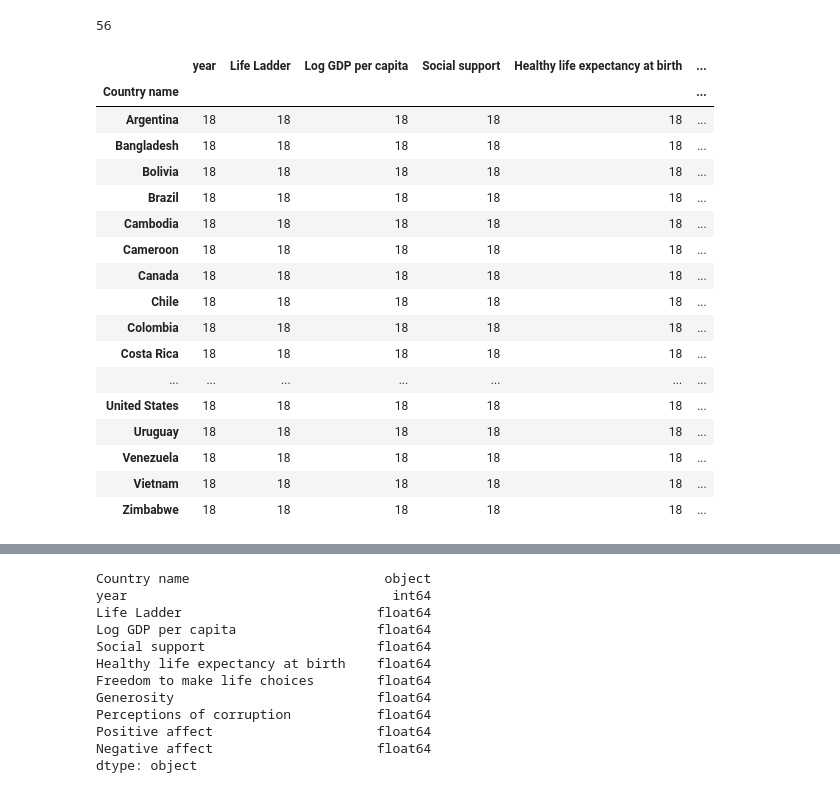
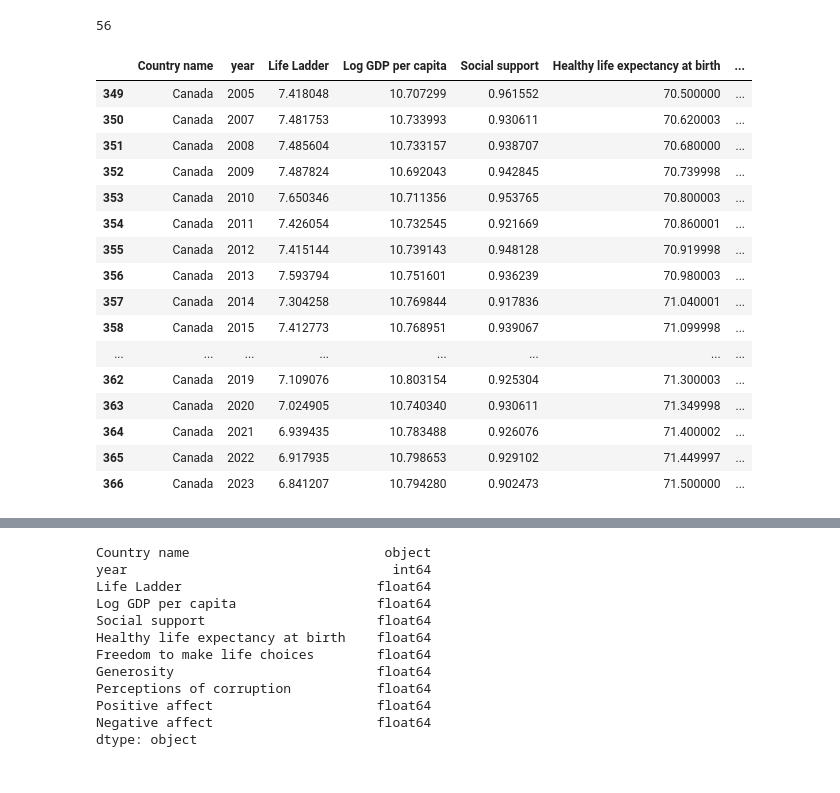
Before and after one commit to SBangarh/Happiness-Analysis, a Jupyter notebook: notebook.ipynb, the cells around one changed output, grey strips where cells are left out. Saved outputs shown, nothing was run; the diff lists cells and outputs as text; code cells hidden in the pictures.

```diff
--- a/notebook.ipynb
+++ b/notebook.ipynb
@@ -421,27 +421,32 @@ len(most_frequent_country)
 # %%
 #filter for most common, I wanted countries that appeared the most in the data
 select_countries = data_copy[data_copy['Country name'].isin(most_frequent_country)]
 
 # check numbers
 # select_countries.groupby('Country name').count()
+
+
+#select a specific country to analyze - Canada here because I'm Canadian
+canada = select_countries[select_countries['Country name'] == 'Canada']
+
+canada
 # %% [output]
-|  | year | Life Ladder | Log GDP per capita | Social support | Healthy life expectancy at birth | ... |
-| Country name |  |  |  |  |  | ... |
-| Argentina | 18 | 18 | 18 | 18 | 18 | ... |
-| Bangladesh | 18 | 18 | 18 | 18 | 18 | ... |
-| Bolivia | 18 | 18 | 18 | 18 | 18 | ... |
-| Brazil | 18 | 18 | 18 | 18 | 18 | ... |
-| Cambodia | 18 | 18 | 18 | 18 | 18 | ... |
-| Cameroon | 18 | 18 | 18 | 18 | 18 | ... |
-| Canada | 18 | 18 | 18 | 18 | 18 | ... |
-| Chile | 18 | 18 | 18 | 18 | 18 | ... |
-| Colombia | 18 | 18 | 18 | 18 | 18 | ... |
-| Costa Rica | 18 | 18 | 18 | 18 | 18 | ... |
-| ... | ... | ... | ... | ... | ... | ... |
-| United States | 18 | 18 | 18 | 18 | 18 | ... |
-| Uruguay | 18 | 18 | 18 | 18 | 18 | ... |
-| Venezuela | 18 | 18 | 18 | 18 | 18 | ... |
-| Vietnam | 18 | 18 | 18 | 18 | 18 | ... |
-| Zimbabwe | 18 | 18 | 18 | 18 | 18 | ... |
+|  | Country name | year | Life Ladder | Log GDP per capita | Social support | Healthy life expectancy at birth | ... |
+| 349 | Canada | 2005 | 7.418048 | 10.707299 | 0.961552 | 70.500000 | ... |
+| 350 | Canada | 2007 | 7.481753 | 10.733993 | 0.930611 | 70.620003 | ... |
+| 351 | Canada | 2008 | 7.485604 | 10.733157 | 0.938707 | 70.680000 | ... |
+| 352 | Canada | 2009 | 7.487824 | 10.692043 | 0.942845 | 70.739998 | ... |
+| 353 | Canada | 2010 | 7.650346 | 10.711356 | 0.953765 | 70.800003 | ... |
+| 354 | Canada | 2011 | 7.426054 | 10.732545 | 0.921669 | 70.860001 | ... |
+| 355 | Canada | 2012 | 7.415144 | 10.739143 | 0.948128 | 70.919998 | ... |
+| 356 | Canada | 2013 | 7.593794 | 10.751601 | 0.936239 | 70.980003 | ... |
+| 357 | Canada | 2014 | 7.304258 | 10.769844 | 0.917836 | 71.040001 | ... |
+| 358 | Canada | 2015 | 7.412773 | 10.768951 | 0.939067 | 71.099998 | ... |
+| ... | ... | ... | ... | ... | ... | ... | ... |
+| 362 | Canada | 2019 | 7.109076 | 10.803154 | 0.925304 | 71.300003 | ... |
+| 363 | Canada | 2020 | 7.024905 | 10.740340 | 0.930611 | 71.349998 | ... |
+| 364 | Canada | 2021 | 6.939435 | 10.783488 | 0.926076 | 71.400002 | ... |
+| 365 | Canada | 2022 | 6.917935 | 10.798653 | 0.929102 | 71.449997 | ... |
+| 366 | Canada | 2023 | 6.841207 | 10.794280 | 0.902473 | 71.500000 | ... |
 # %%
 #describe data
```
Also changed, not shown: parts of 17 cells of this notebook.
